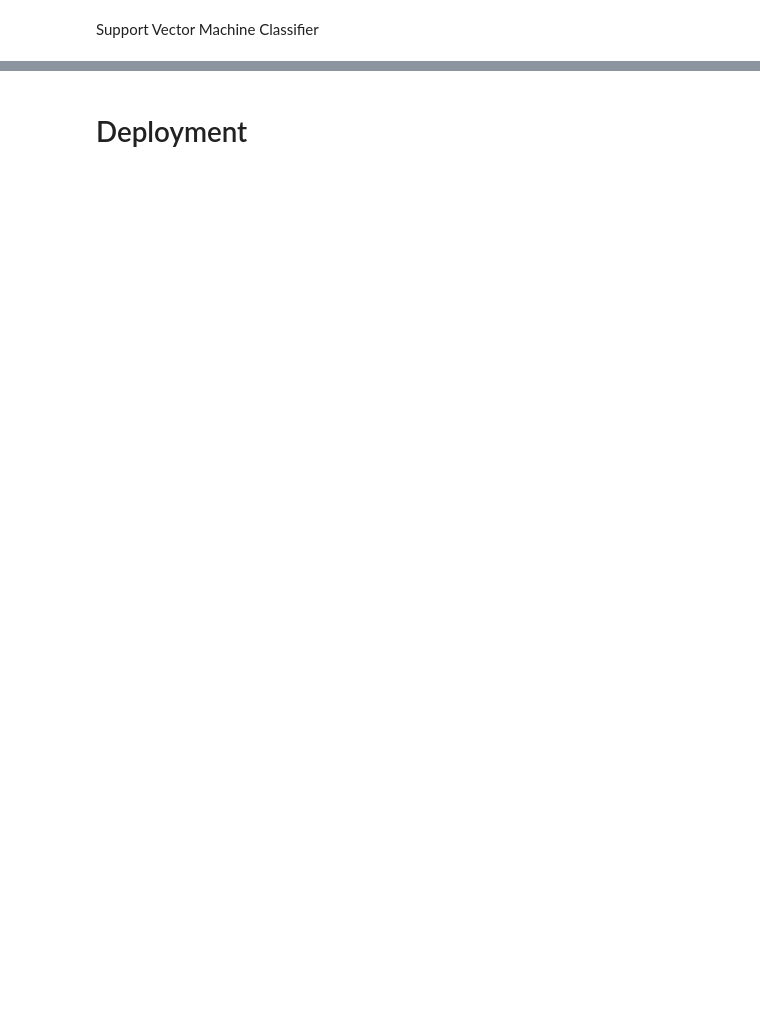
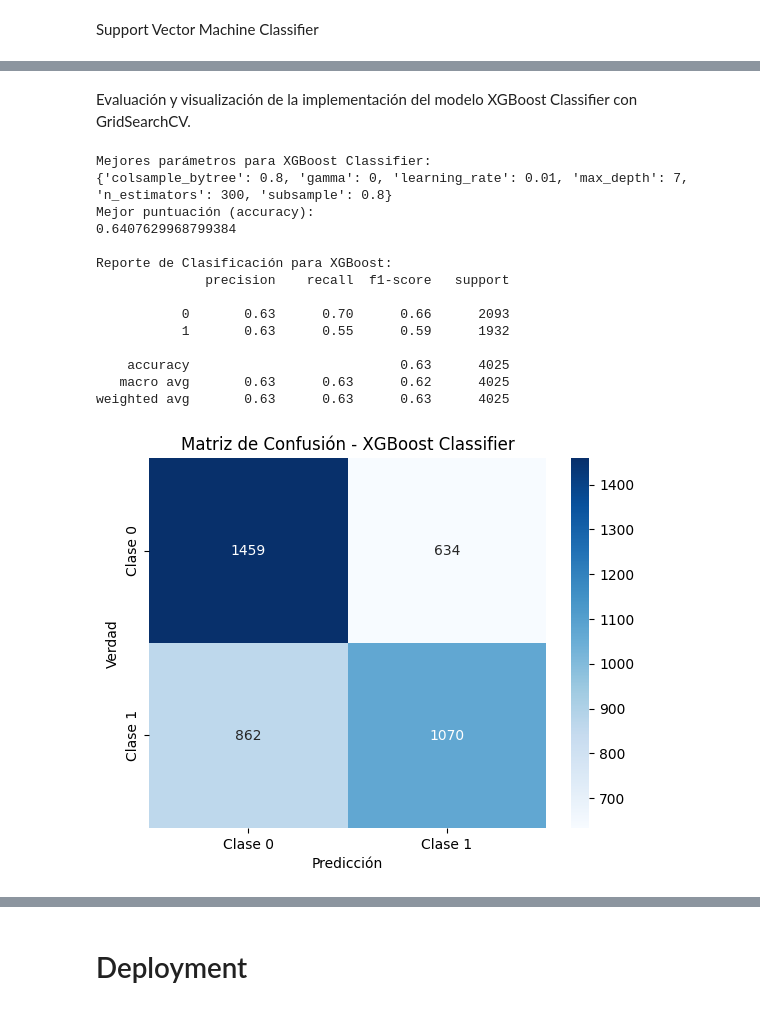
Before and after one commit to Adamiyevsty/MachineLearning, a Jupyter notebook: EV1 - Machine Learning.ipynb, the cells around one changed output, grey strips where cells are left out. Cells and saved outputs as stored; diff of their text form; code cells hidden in the pictures; blank space fills up the shorter version.

```diff
--- a/EV1 - Machine Learning.ipynb
+++ b/EV1 - Machine Learning.ipynb
@@ -1993,0 +2272,40 @@ Matriz de Confusión:
+# %% [markdown]
+Evaluación y visualización de la implementación del modelo XGBoost Classifier con GridSearchCV.
+# %%
+# Imprimir los mejores parámetros
+print("Mejores parámetros para XGBoost Classifier:")
+print(grid_xgb.best_params_)
+print("Mejor puntuación (accuracy):")
+print(grid_xgb.best_score_)
+
+# Evaluar el mejor modelo en el conjunto de prueba
+xgb_best = grid_xgb.best_estimator_
+y_pred_xgb = xgb_best.predict(X_test_c)
+
+# Reporte de clasificación
+print("\nReporte de Clasificación para XGBoost:")
+print(classification_report(y_test_c, y_pred_xgb))
+
+# Matriz de confusión
+cm_xgb = confusion_matrix(y_test_c, y_pred_xgb)
+sb.heatmap(cm_xgb, annot=True, fmt='d', cmap='Blues', xticklabels=['Clase 0', 'Clase 1'], yticklabels=['Clase 0', 'Clase 1'])
+plt.xlabel('Predicción')
+plt.ylabel('Verdad')
+plt.title('Matriz de Confusión - XGBoost Classifier')
+plt.show()
+# %% [output]
+Mejores parámetros para XGBoost Classifier:
+{'colsample_bytree': 0.8, 'gamma': 0, 'learning_rate': 0.01, 'max_depth': 7, 'n_estimators': 300, 'subsample': 0.8}
+Mejor puntuación (accuracy):
+0.6407629968799384
+
+Reporte de Clasificación para XGBoost:
+              precision    recall  f1-score   support
+
+           0       0.63      0.70      0.66      2093
+           1       0.63      0.55      0.59      1932
+
+    accuracy                           0.63      4025
+   macro avg       0.63      0.63      0.62      4025
+weighted avg       0.63      0.63      0.63      4025
+[figure, added]
```
Also changed, not shown: parts of 59 cells of this notebook.
